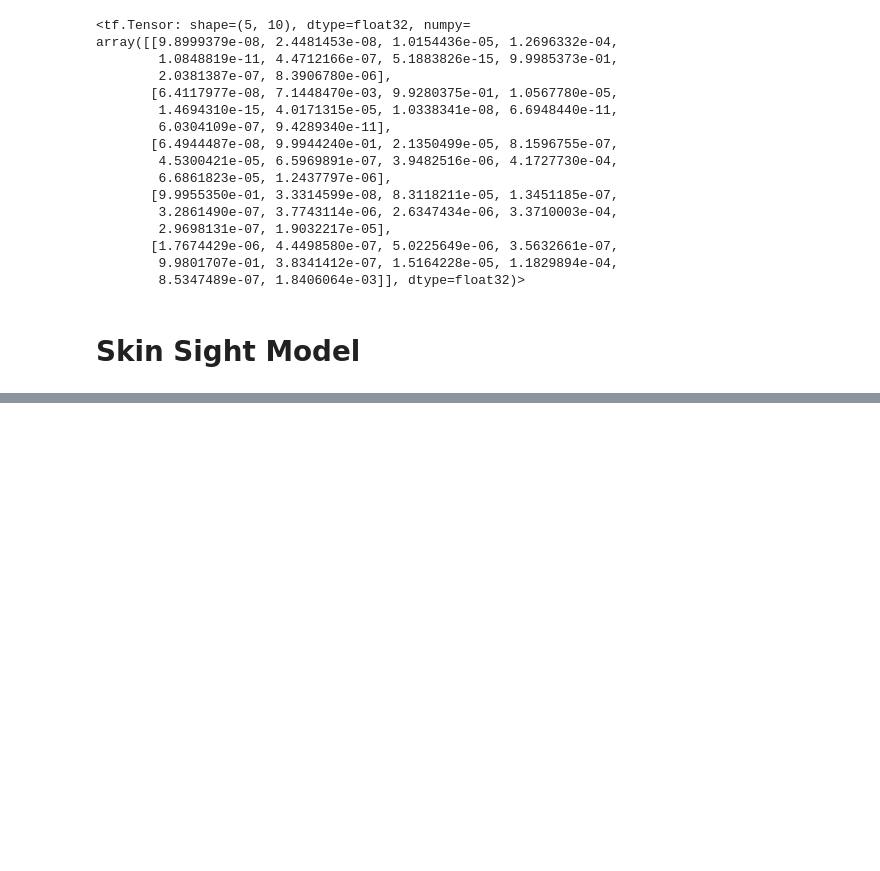
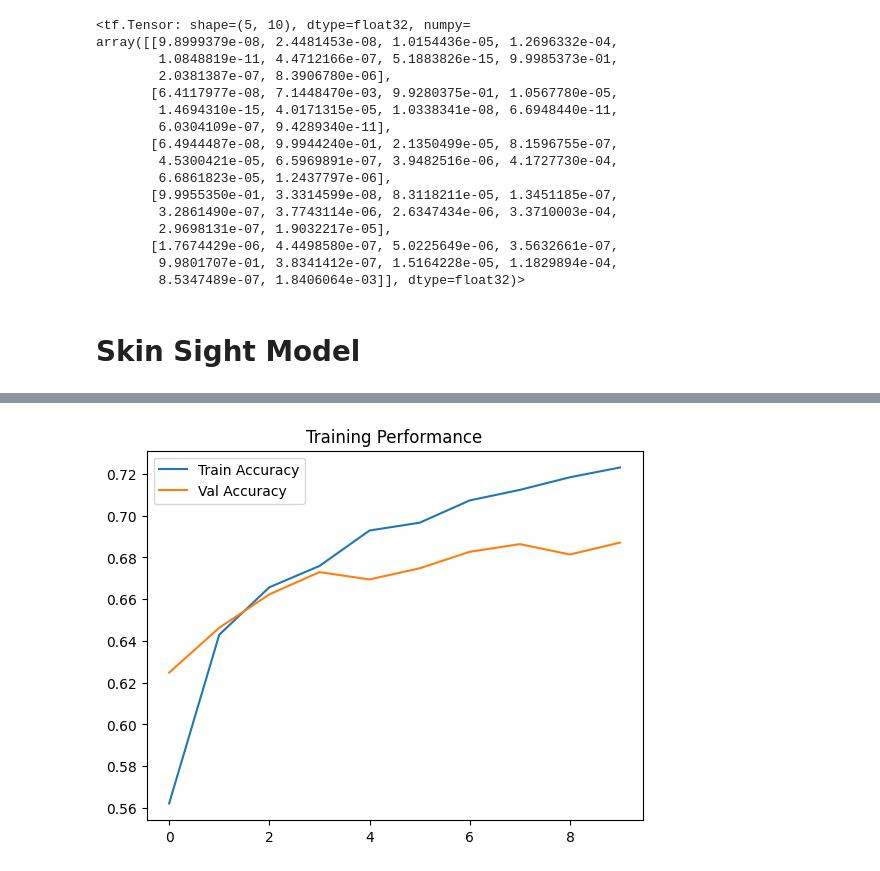
Before and after one commit to AstraLucy/SkinSight, a Jupyter notebook: skinsight.ipynb, the cells around one changed output, grey strips where cells are left out. Saved outputs shown, nothing was run; the diff lists cells and outputs as text; code cells hidden in the pictures; blank space fills up the shorter version.

Commit message:
Model made and saved Created using Colab

```diff
--- a/skinsight.ipynb
+++ b/skinsight.ipynb
@@ -92,0 +237,22 @@ array([[9.8999379e-08, 2.4481453e-08, 1.0154436e-05, 1.2696332e-04,
+# %%
+# Build Model
+
+inputs = keras.Input(shape=IMG_SIZE + (3,))
+x = data_augmentation(inputs)
+x = tf.keras.applications.mobilenet_v2.preprocess_input(x)
+x = base_model(x, training=False)
+x = layers.GlobalAveragePooling2D()(x)
+x = layers.BatchNormalization()(x)
+x = layers.Dense(128, activation="relu")(x)
+x = layers.Dropout(0.3)(x)
+outputs = layers.Dense(len(class_names), activation="softmax")(x)
+
+model = keras.Model(inputs, outputs)
+
+model.compile(
+    optimizer=keras.optimizers.Adam(learning_rate=0.001),
+    loss="sparse_categorical_crossentropy",
+    metrics=["accuracy"]
+)
+
+model.summary()
@@ -92,0 +281,8 @@ array([[9.8999379e-08, 2.4481453e-08, 1.0154436e-05, 1.2696332e-04,
+# %%
+# Train Model
+
+history = model.fit(
+    train_ds,
+    validation_data=val_ds,
+    epochs=EPOCHS
+)
@@ -92,0 +345,13 @@ array([[9.8999379e-08, 2.4481453e-08, 1.0154436e-05, 1.2696332e-04,
+# %%
+# Plot Results
+
+acc = history.history["accuracy"]
+val_acc = history.history["val_accuracy"]
+
+plt.plot(acc, label="Train Accuracy")
+plt.plot(val_acc, label="Val Accuracy")
+plt.legend()
+plt.title("Training Performance")
+plt.show()
+# %% [output]
+[figure, added]
```
Also changed, not shown: parts of 16 cells of this notebook.
